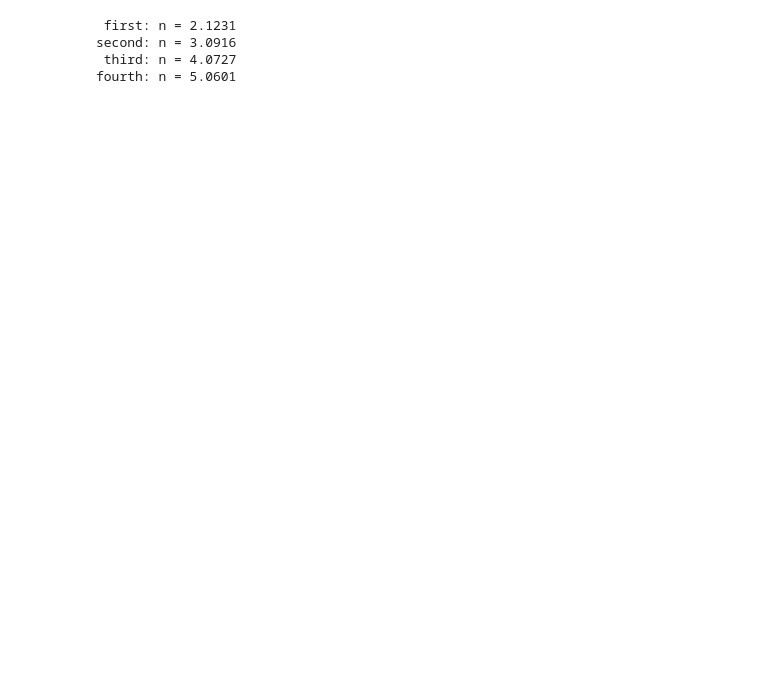
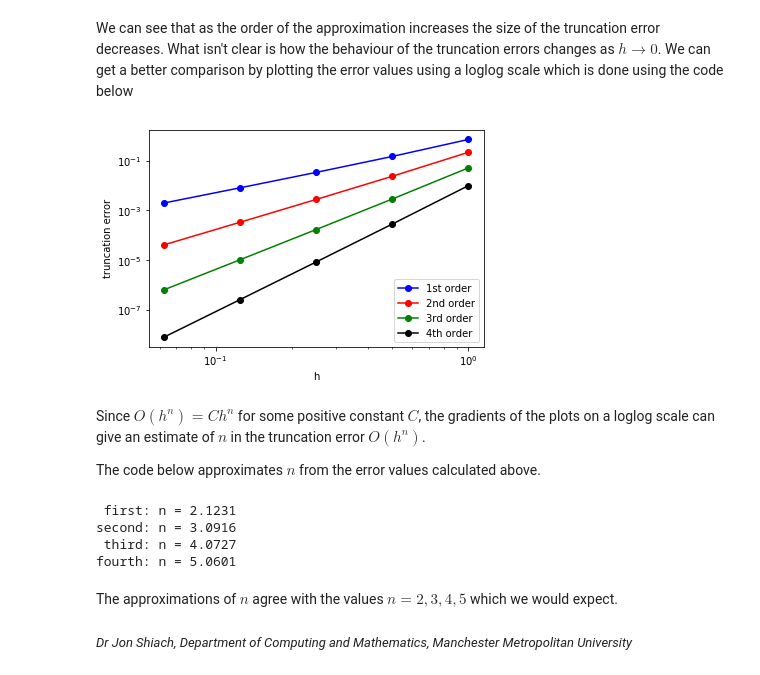
Before and after one commit to drjonshiach/ODEs, a Jupyter notebook: Python/taylor_series.ipynb, the cells around one changed output. Drawn from its saved outputs; the diff is of its cells as text; code cells hidden in the pictures; blank space fills up the shorter version.

```diff
--- a/Python/taylor_series.ipynb
+++ b/Python/taylor_series.ipynb
@@ -99,3 +134,26 @@ for i in range(len(h)):
+# %% [markdown]
+We can see that as the order of the approximation increases the size of the truncation error decreases. What isn't clear is how the behaviour of the truncation errors changes as $h\to 0$. We can get a better comparison by plotting the error values using a loglog scale which is done using the code below
+# %%
+import matplotlib.pyplot as plt
+
+fig, ax = plt.subplots()
+
+ax.loglog(h, first, 'bo-', label="1st order")
+ax.loglog(h, second, 'ro-', label="2nd order")
+ax.loglog(h, third, 'go-', label="3rd order")
+ax.loglog(h, fourth, 'ko-', label="4th order")
+
+ax.set_xlabel("h")
+ax.set_ylabel("truncation error")
+ax.legend()
+
+plt.show()
+# %% [output]
+[figure, added]
+# %% [markdown]
+Since $O(h^n) = Ch^n$ for some positive constant $C$, the gradients of the plots on a loglog scale can give an estimate of $n$ in the truncation error $O(h^n)$.
+
+The code below approximates $n$ from the error values calculated above.
 # %%
 # Estimate n from error values
 first_n = (log(first[0]) - log(first[-1])) / (log(h[0]) - log(h[-1]))
@@ -112,3 +170,7 @@ print("fourth: n = {0:0.4f}".format(fourth_n))
 second: n = 3.0916
  third: n = 4.0727
 fourth: n = 5.0601
+# %% [markdown]
+The approximations of $n$ agree with the values $n=2, 3, 4, 5$ which we would expect.
+# %% [markdown]
+<font size="2"><i>Dr Jon Shiach, Department of Computing and Mathematics, Manchester Metropolitan University</i></font>
```
Also changed, not shown: parts of 7 cells of this notebook, 3 other files.
